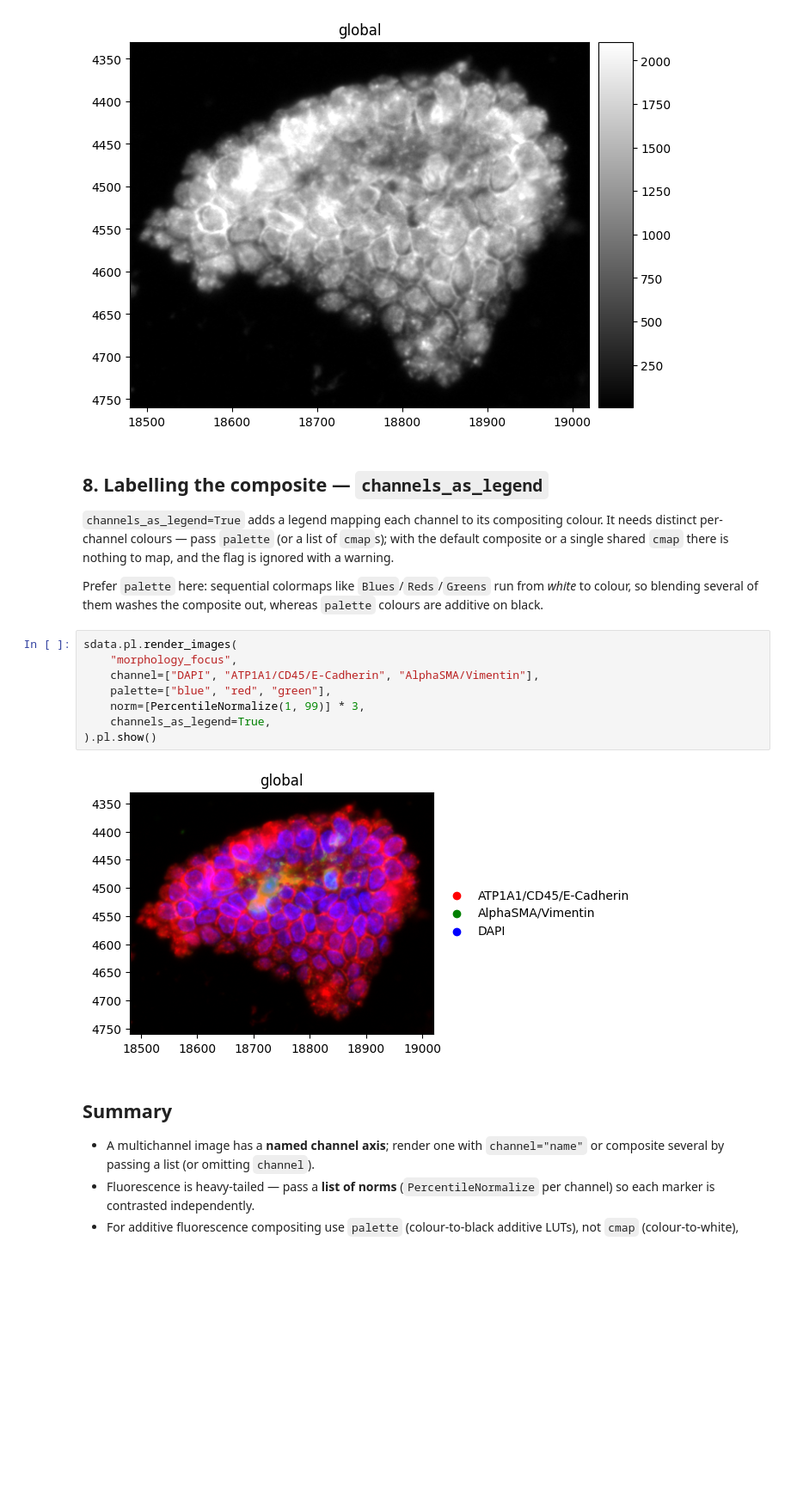
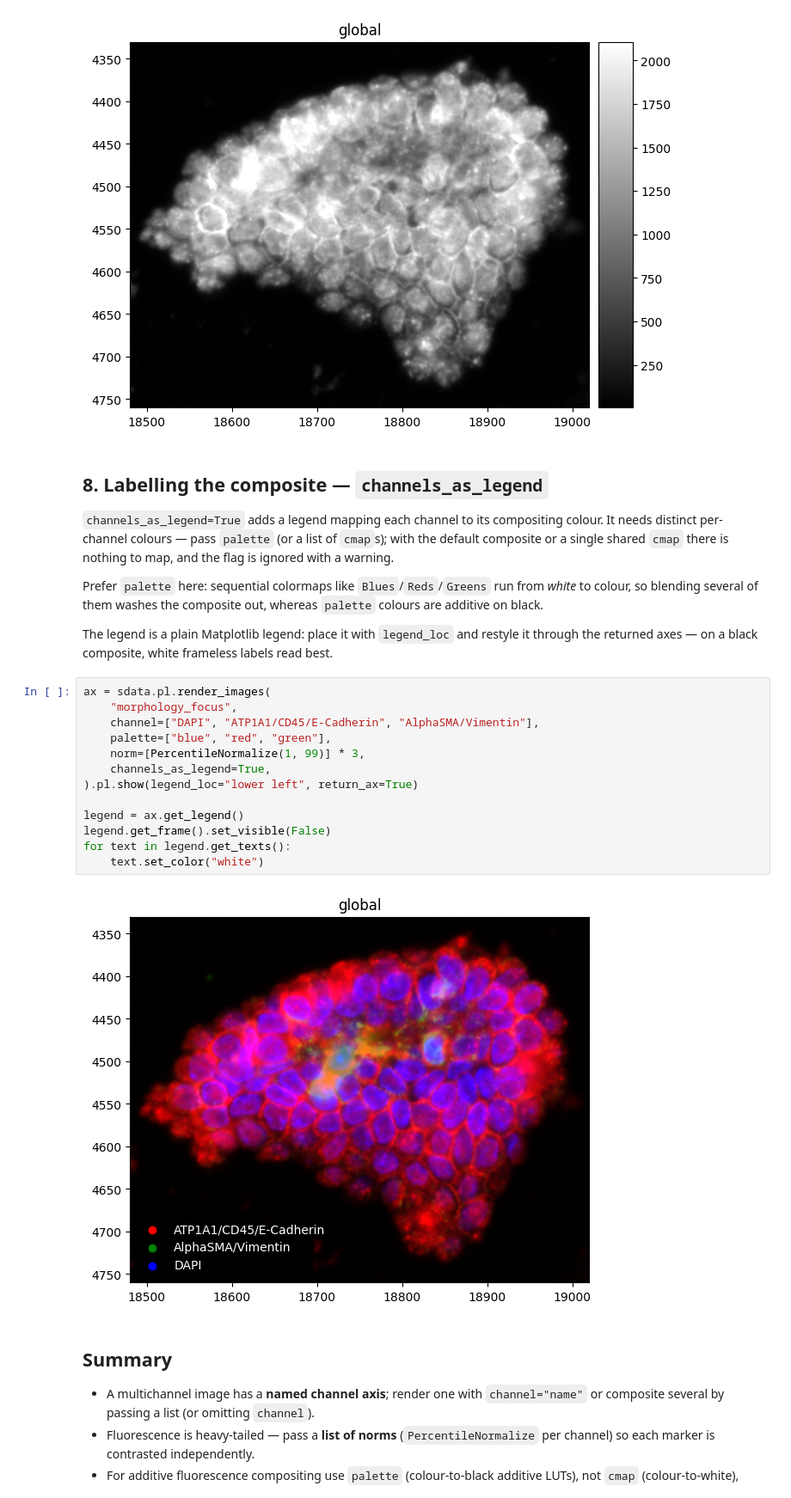
Before and after one commit to scverse/spatialdata-plot-tutorials, a Jupyter notebook: tutorials/multichannel_images.ipynb, the cells around one changed output. Shown at 86% size. Cells and saved outputs as stored; diff of their text form; blank space fills up the shorter version.

```diff
--- a/tutorials/multichannel_images.ipynb
+++ b/tutorials/multichannel_images.ipynb
@@ -153,16 +153,24 @@ a single shared `cmap` there is nothing to map, and the flag is ignored with a w
 
 Prefer `palette` here: sequential colormaps like `Blues`/`Reds`/`Greens` run from *white* to colour,
 so blending several of them washes the composite out, whereas `palette` colours are additive on black.
+
+The legend is a plain Matplotlib legend: place it with `legend_loc` and restyle it through the
+returned axes — on a black composite, white frameless labels read best.
 # %%
-sdata.pl.render_images(
+ax = sdata.pl.render_images(
     "morphology_focus",
     channel=["DAPI", "ATP1A1/CD45/E-Cadherin", "AlphaSMA/Vimentin"],
     palette=["blue", "red", "green"],
     norm=[PercentileNormalize(1, 99)] * 3,
     channels_as_legend=True,
-).pl.show()
+).pl.show(legend_loc="lower left", return_ax=True)
+
+legend = ax.get_legend()
+legend.get_frame().set_visible(False)
+for text in legend.get_texts():
+    text.set_color("white")
 # %% [output]
-[figure, old version]
+[figure, new version]
 # %% [markdown]
 ## Summary
 
```
Also changed, not shown: 1 other file.
